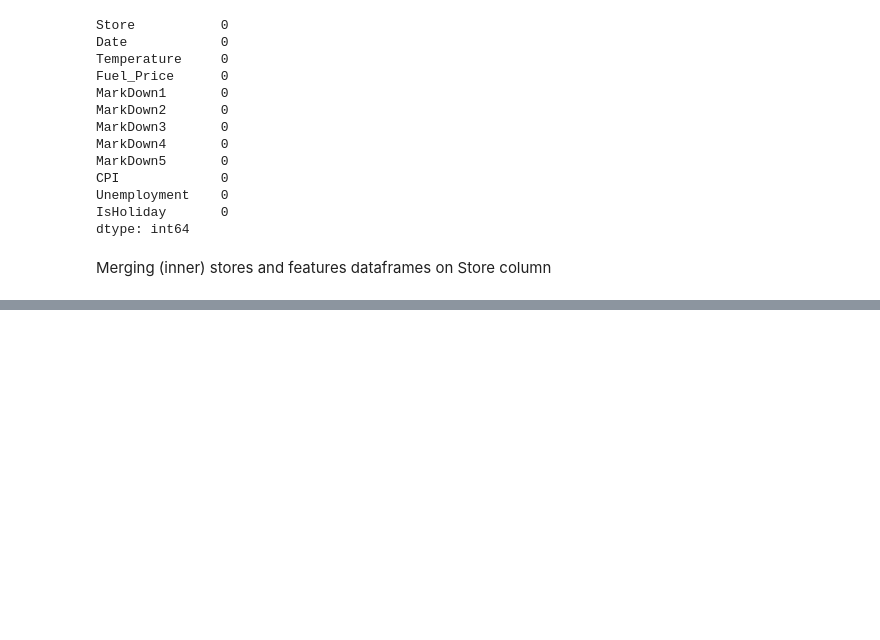
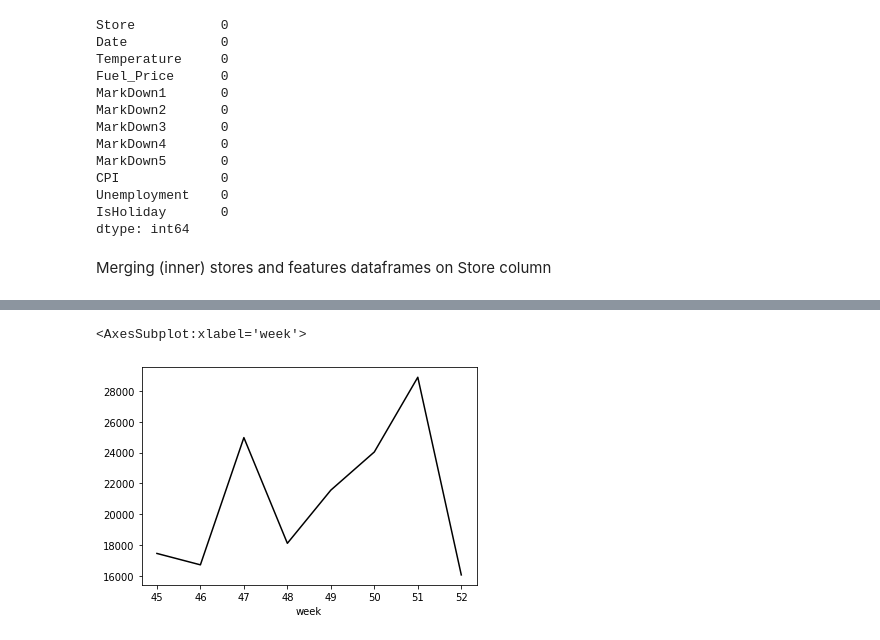
Before and after one commit to aana0308/Walmart-Sales-Prediction, a Jupyter notebook: notebooks/Data Cleaning.ipynb, the cells around one changed output, grey strips where cells are left out. Cells and saved outputs as stored; diff of their text form; code cells hidden in the pictures; blank space fills up the shorter version.

```diff
--- a/notebooks/Data Cleaning.ipynb
+++ b/notebooks/Data Cleaning.ipynb
@@ -299,0 +391,9 @@ merge_df.describe()
+# %%
+#Filtering out mean weekly sales for the year 2011
+weekly_sales_2011 = train_df[train_df['year']==2011]['Weekly_Sales'].groupby(train_df['week']).mean()
+
+#Plot a line plot with week on x axis and sales for that particular week of the filtered year in y axis
+sns.lineplot(weekly_sales_2011.index, weekly_sales_2011.values, color = 'black')
+# %% [output]
+<AxesSubplot:xlabel='week'>
+[figure, added]
```
Also changed, not shown: parts of 29 cells of this notebook.
